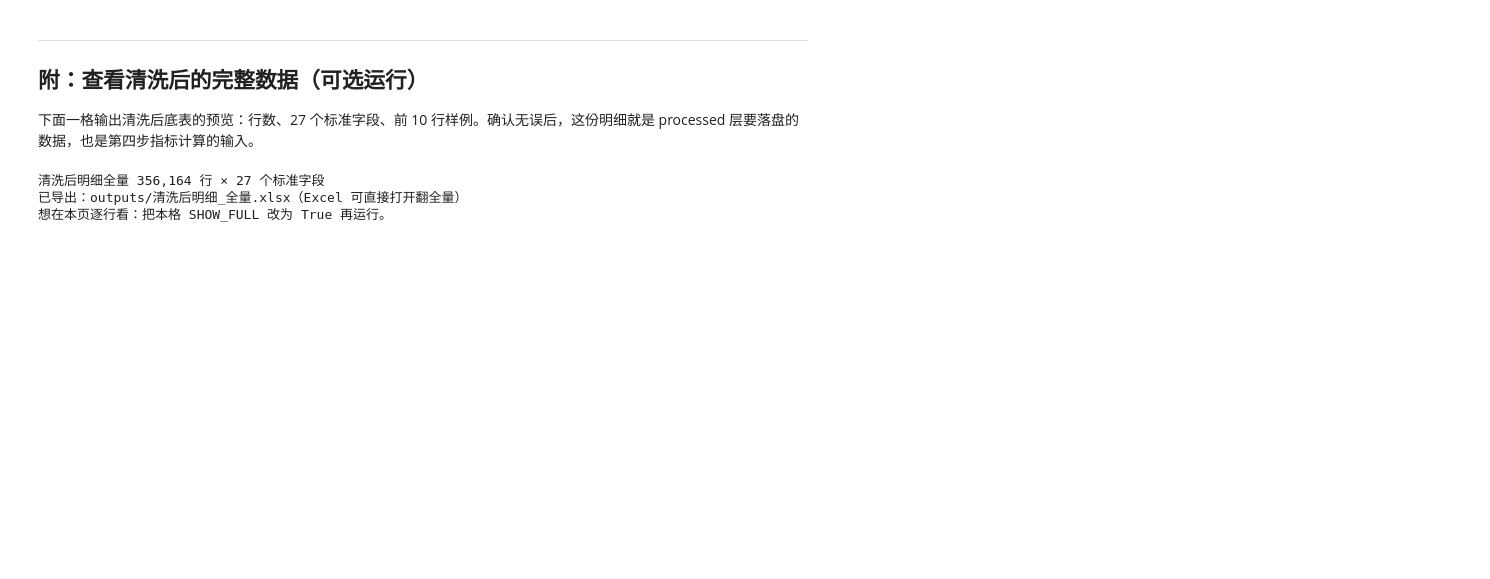
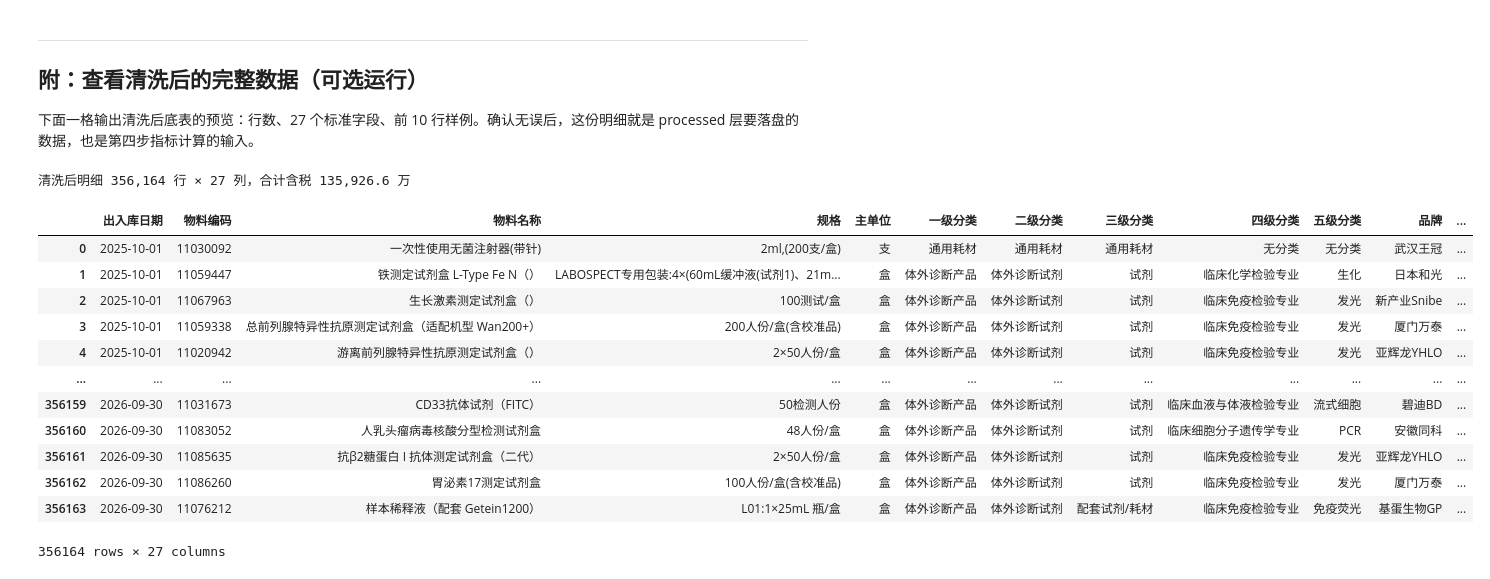
Before and after one commit to MalcolmShi/scm-ana, a Jupyter notebook: notebooks/采购增量分析/数据清洗确认.ipynb, the cells around one changed output. Drawn from its saved outputs; the diff is of its cells as text; code cells hidden in the pictures; blank space fills up the shorter version.

```diff
--- a/notebooks/采购增量分析/数据清洗确认.ipynb
+++ b/notebooks/采购增量分析/数据清洗确认.ipynb
@@ -298,23 +317,25 @@ print("金额守恒:", abs(clean['采购金额(万)'].sum() - df['采购金额(
 
 下面一格输出清洗后底表的预览：行数、27 个标准字段、前 10 行样例。确认无误后，这份明细就是 processed 层要落盘的数据，也是第四步指标计算的输入。
 # %%
-# 清洗后完整数据（可选运行）
-# 全量渲染 35 万行会明显卡顿，所以默认走导出；想在本页全量看，把 SHOW_FULL 改为 True 再运行。
-SHOW_FULL = False
+# 清洗后完整数据：dataframe 直接交给您翻（Data Wrangler / 变量查看器均可）
 preview_cols = ["出入库日期","物料编码","物料名称","规格","主单位","一级分类","二级分类","三级分类","四级分类","五级分类",
                 "品牌","主品牌","货号","供应商名称","板块","公司编码","公司名称","公司简称","大区","数据来源系统",
                 "设备试剂分类","采购模式","数量","采购单价","采购金额(万)","税率","财务内部外供应商类型"]
 out = clean[preview_cols]
-if SHOW_FULL:
-    with pd.option_context("display.max_rows", None, "display.max_columns", None):
-        display(out)
-else:
-    path = "outputs/清洗后明细_全量.xlsx"
-    out.to_excel(path, index=False)
-    print(f"清洗后明细全量 {len(out):,} 行 × {len(preview_cols)} 个标准字段")
-    print(f"已导出：{path}（Excel 可直接打开翻全量）")
-    print("想在本页逐行看：把本格 SHOW_FULL 改为 True 再运行。")
+print(f"清洗后明细 {len(out):,} 行 × {out.shape[1]} 列，合计含税 {out['采购金额(万)'].sum():,.1f} 万")
+out
 # %% [output]
-清洗后明细全量 356,164 行 × 27 个标准字段
-已导出：outputs/清洗后明细_全量.xlsx（Excel 可直接打开翻全量）
-想在本页逐行看：把本格 SHOW_FULL 改为 True 再运行。
+清洗后明细 356,164 行 × 27 列，合计含税 135,926.6 万
+|  | 出入库日期 | 物料编码 | 物料名称 | 规格 | 主单位 | 一级分类 | 二级分类 | 三级分类 | 四级分类 | 五级分类 | 品牌 | ... |
+| 0 | 2025-10-01 | 11030092 | 一次性使用无菌注射器(带针) | 2ml,(200支/盒) | 支 | 通用耗材 | 通用耗材 | 通用耗材 | 无分类 | 无分类 | 武汉王冠 | ... |
+| 1 | 2025-10-01 | 11059447 | 铁测定试剂盒 L-Type Fe N（） | LABOSPECT专用包装:4×(60mL缓冲液(试剂1)、21m... | 盒 | 体外诊断产品 | 体外诊断试剂 | 试剂 | 临床化学检验专业 | 生化 | 日本和光 | ... |
+| 2 | 2025-10-01 | 11067963 | 生长激素测定试剂盒（） | 100测试/盒 | 盒 | 体外诊断产品 | 体外诊断试剂 | 试剂 | 临床免疫检验专业 | 发光 | 新产业Snibe | ... |
+| 3 | 2025-10-01 | 11059338 | 总前列腺特异性抗原测定试剂盒（适配机型 Wan200+） | 200人份/盒(含校准品) | 盒 | 体外诊断产品 | 体外诊断试剂 | 试剂 | 临床免疫检验专业 | 发光 | 厦门万泰 | ... |
+| 4 | 2025-10-01 | 11020942 | 游离前列腺特异性抗原测定试剂盒（） | 2×50人份/盒 | 盒 | 体外诊断产品 | 体外诊断试剂 | 试剂 | 临床免疫检验专业 | 发光 | 亚辉龙YHLO | ... |
+| ... | ... | ... | ... | ... | ... | ... | ... | ... | ... | ... | ... | ... |
+| 356159 | 2026-09-30 | 11031673 | CD33抗体试剂（FITC） | 50检测人份 | 盒 | 体外诊断产品 | 体外诊断试剂 | 试剂 | 临床血液与体液检验专业 | 流式细胞 | 碧迪BD | ... |
+| 356160 | 2026-09-30 | 11083052 | 人乳头瘤病毒核酸分型检测试剂盒 | 48人份/盒 | 盒 | 体外诊断产品 | 体外诊断试剂 | 试剂 | 临床细胞分子遗传学专业 | PCR | 安徽同科 | ... |
+| 356161 | 2026-09-30 | 11085635 | 抗β2糖蛋白 I 抗体测定试剂盒（二代） | 2×50人份/盒 | 盒 | 体外诊断产品 | 体外诊断试剂 | 试剂 | 临床免疫检验专业 | 发光 | 亚辉龙YHLO | ... |
+| 356162 | 2026-09-30 | 11086260 | 胃泌素17测定试剂盒 | 100人份/盒(含校准品) | 盒 | 体外诊断产品 | 体外诊断试剂 | 试剂 | 临床免疫检验专业 | 发光 | 厦门万泰 | ... |
+| 356163 | 2026-09-30 | 11076212 | 样本稀释液（配套 Getein1200） | L01:1×25mL 瓶/盒 | 盒 | 体外诊断产品 | 体外诊断试剂 | 配套试剂/耗材 | 临床免疫检验专业 | 免疫荧光 | 基蛋生物GP | ... |
+356164 rows × 27 columns
```
Also changed, not shown: parts of 5 cells of this notebook, 25 other files.
